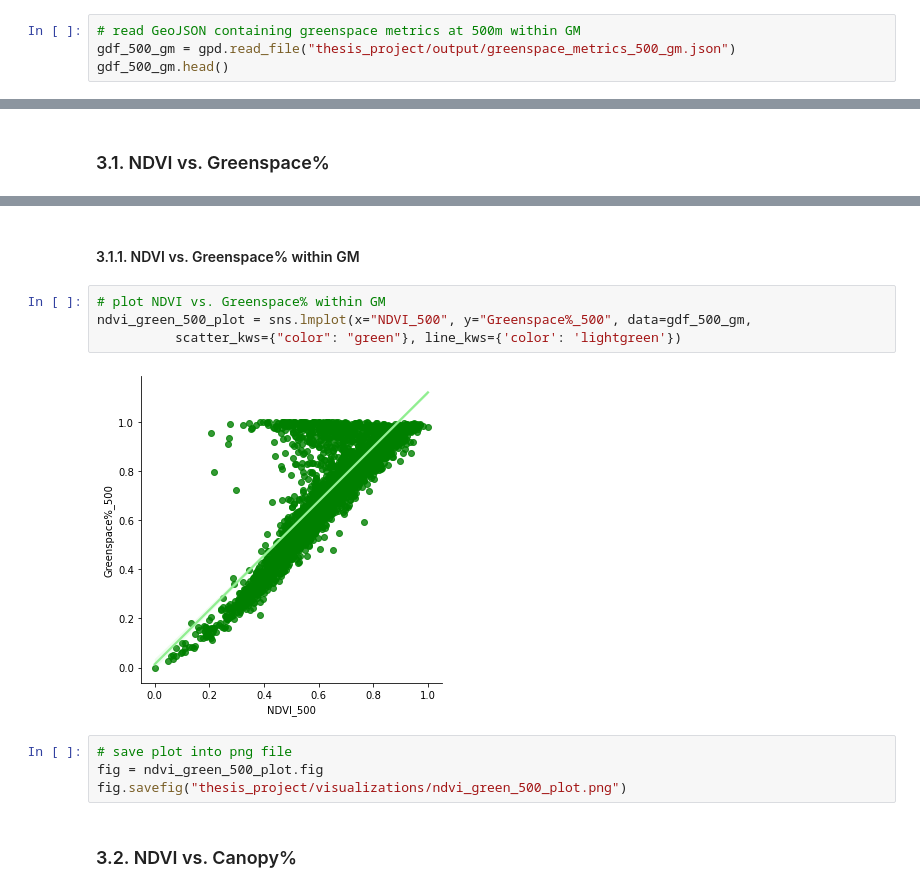
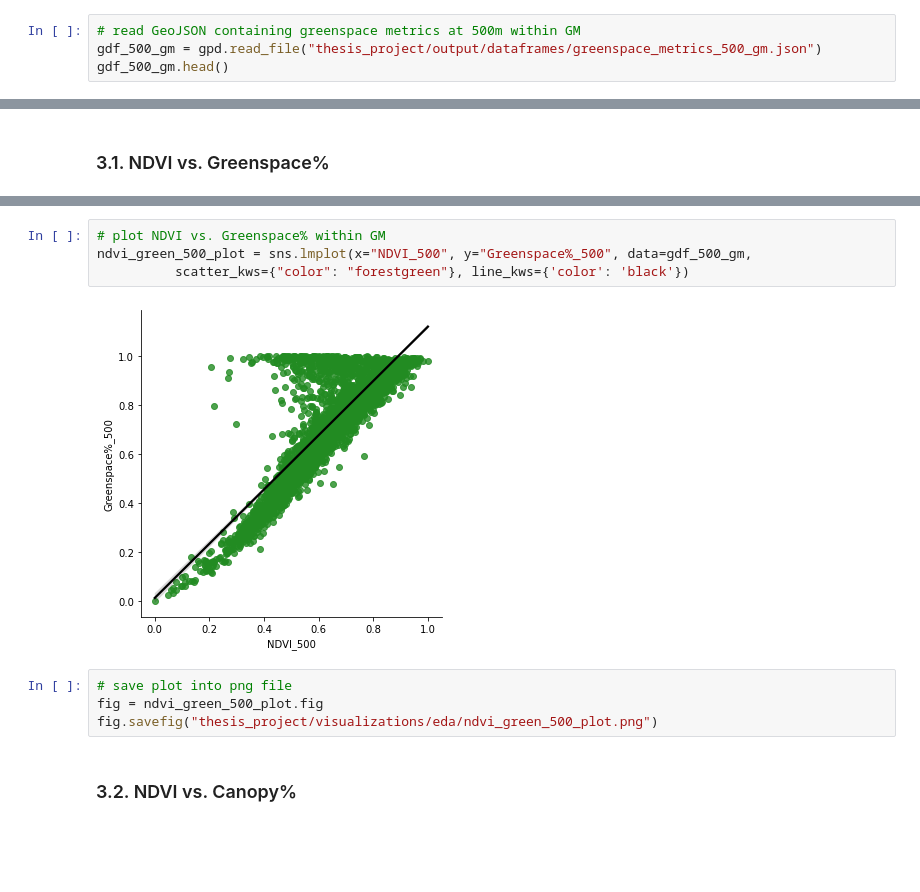
Before and after one commit to alexdelai/NDVI-dimist, a Jupyter notebook: plot_greenspace_metrics.ipynb, the cells around one changed output, grey strips where cells are left out. Cells and saved outputs as stored; diff of their text form; blank space fills up the shorter version.

```diff
--- a/plot_greenspace_metrics.ipynb
+++ b/plot_greenspace_metrics.ipynb
@@ -195,5 +108,5 @@ gdf_500.head()
 # %%
 # read GeoJSON containing greenspace metrics at 500m within GM
-gdf_500_gm = gpd.read_file("thesis_project/output/greenspace_metrics_500_gm.json")
+gdf_500_gm = gpd.read_file("thesis_project/output/dataframes/greenspace_metrics_500_gm.json")
 gdf_500_gm.head()
 # %% [output]
@@ -215,14 +121,12 @@ sns.lmplot(x="NDVI_500", y="Greenspace%_500", data=gdf_500,
-# %% [markdown]
-#### 3.1.1. NDVI vs. Greenspace% within GM
 # %%
 # plot NDVI vs. Greenspace% within GM
 ndvi_green_500_plot = sns.lmplot(x="NDVI_500", y="Greenspace%_500", data=gdf_500_gm,
-          scatter_kws={"color": "green"}, line_kws={'color': 'lightgreen'})
+          scatter_kws={"color": "forestgreen"}, line_kws={'color': 'black'})
 # %% [output]
-[figure, old version]
+[figure, new version]
 # %%
 # save plot into png file
 fig = ndvi_green_500_plot.fig
-fig.savefig("thesis_project/visualizations/ndvi_green_500_plot.png")
+fig.savefig("thesis_project/visualizations/eda/ndvi_green_500_plot.png")
 # %% [markdown]
 ### 3.2. NDVI vs. Canopy%
```
Also changed, not shown: parts of 58 cells of this notebook, 3 other files.
